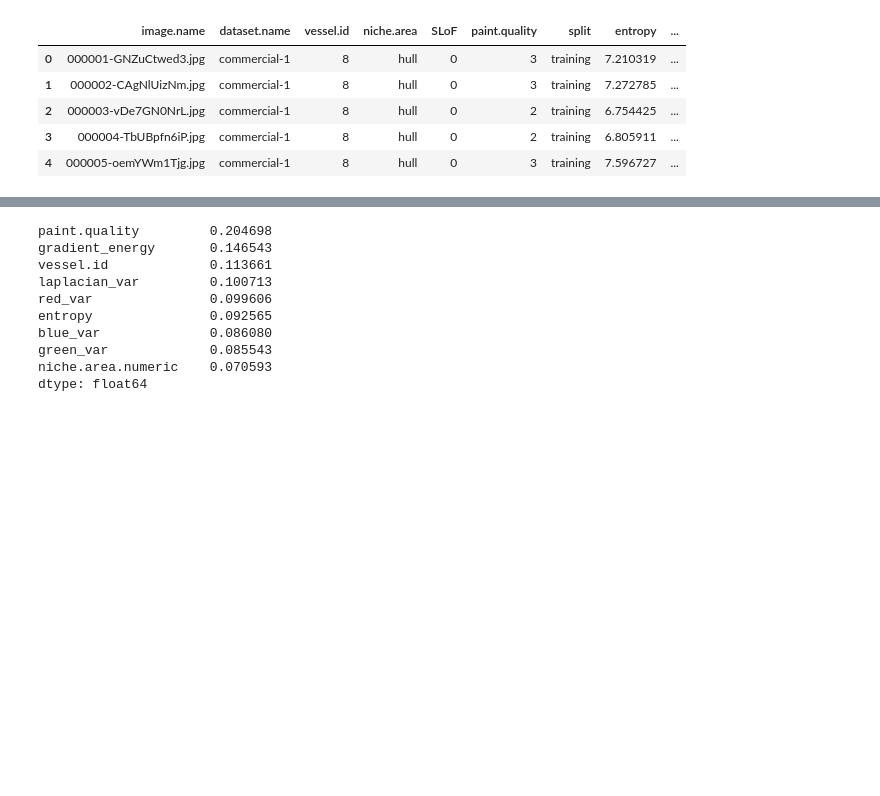
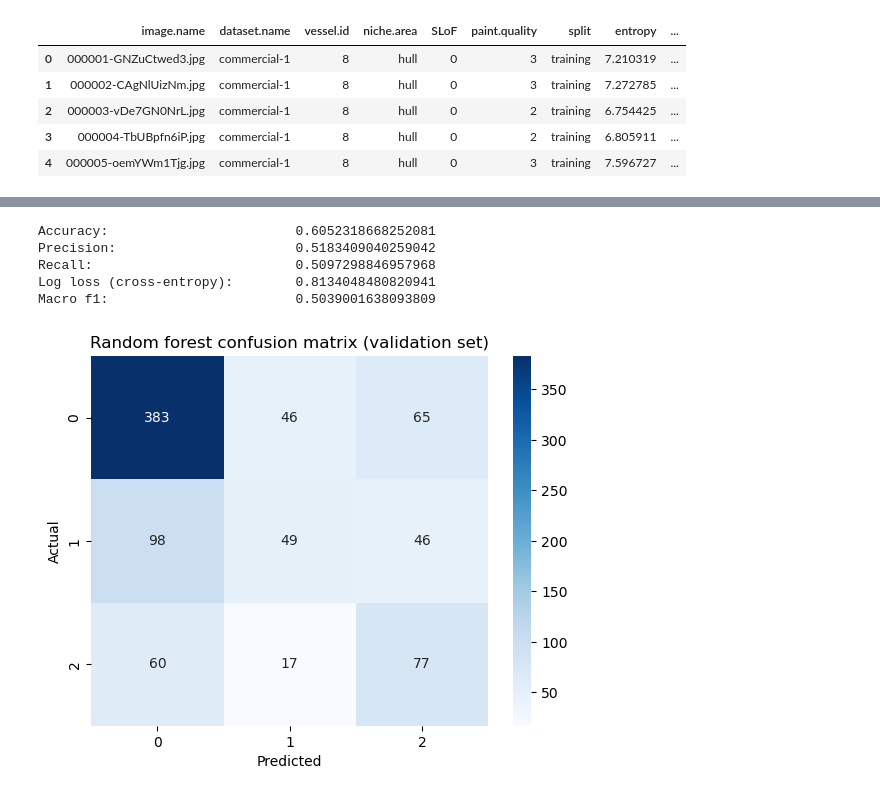
Before and after one commit to Kunal-Moz/hullseek, a Jupyter notebook: baseline_model.ipynb, the cells around one changed output, grey strips where cells are left out. Saved outputs shown, nothing was run; the diff lists cells and outputs as text; code cells hidden in the pictures; blank space fills up the shorter version.

```diff
--- a/baseline_model.ipynb
+++ b/baseline_model.ipynb
@@ -224,16 +292,35 @@ Random forest log loss: 0.7984063390006364
-# %%
-# analyze the random forest for feature importance
-importance = pd.Series(rf.feature_importances_, index=feature_columns)
-importance = importance.sort_values(ascending=False)
-print(importance)
-# %% [output]
-paint.quality         0.204698
-gradient_energy       0.146543
-vessel.id             0.113661
-laplacian_var         0.100713
-red_var               0.099606
-entropy               0.092565
-blue_var              0.086080
-green_var             0.085543
-niche.area.numeric    0.070593
-dtype: float64
+# %%
+x_val = df_val[feature_columns]
+y_val = df_val['SLoF']
+
+# Predictions (validation set)
+y_rf_pred = rf.predict(x_val)
+y_rf_prob = rf.predict_proba(x_val)
+
+# Overall metrics (validation set)
+overall_accuracy = accuracy_score(y_val, y_rf_pred)
+macro_precision = precision_score(y_val, y_rf_pred, average="macro")
+macro_recall = recall_score(y_val, y_rf_pred, average="macro")
+overall_log_loss = log_loss(y_val, y_rf_prob)
+macro_f1 = f1_score(y_val, y_rf_pred, average="macro")
+
+print("Accuracy:\t\t\t", overall_accuracy)
+print("Precision:\t\t\t", macro_precision)
+print("Recall:\t\t\t\t", macro_recall)
+print("Log loss (cross-entropy):\t", overall_log_loss)
+print("Macro f1:\t\t\t", macro_f1)
+
+# Confusion matrix (validation set)
+cm = confusion_matrix(y_val, y_rf_pred)
+sns.heatmap(cm, annot=True, fmt='d', cmap='Blues')
+plt.xlabel("Predicted")
+plt.ylabel("Actual")
+plt.title("Random forest confusion matrix (validation set)")
+plt.show()
+# %% [output]
+Accuracy:                        0.6052318668252081
+Precision:                       0.5183409040259042
+Recall:                          0.5097298846957968
+Log loss (cross-entropy):        0.8134048480820941
+Macro f1:                        0.5039001638093809
+[figure, added]
```
Also changed, not shown: parts of 18 cells of this notebook.
